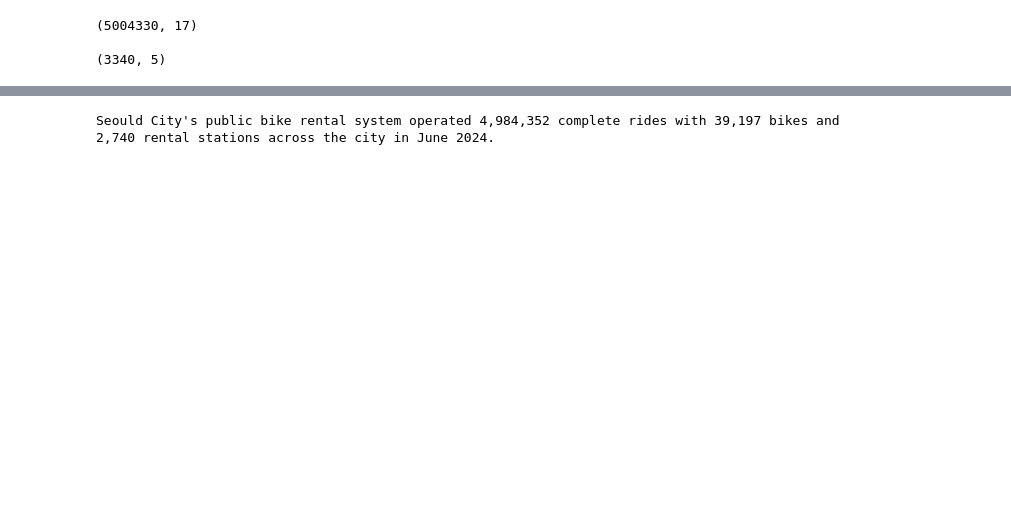
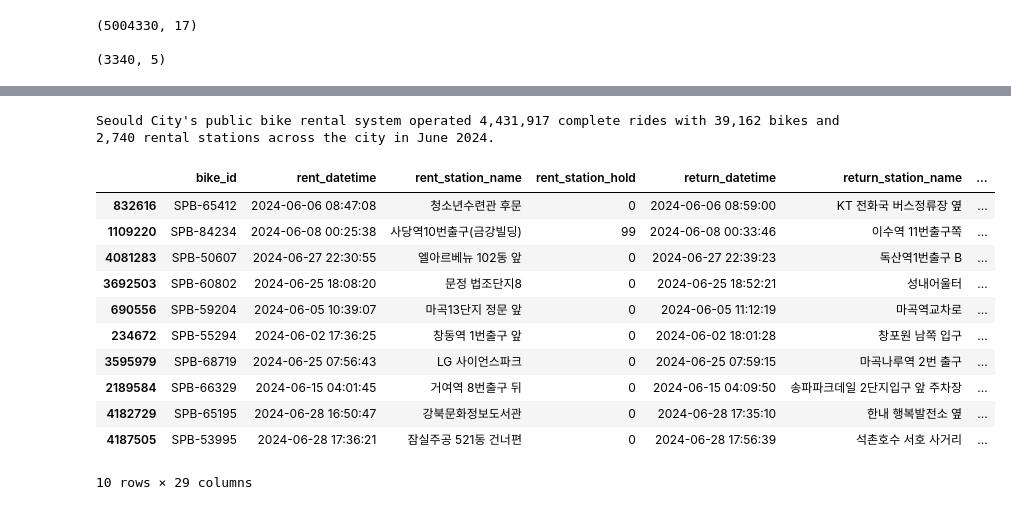
Before and after one commit to taehan1024/seoul-bike-rental, a Jupyter notebook: 0. data_preparation.ipynb, the cells around one changed output, grey strips where cells are left out. Drawn from its saved outputs; the diff is of its cells as text; code cells hidden in the pictures; blank space fills up the shorter version.

```diff
--- a/0. data_preparation.ipynb
+++ b/0. data_preparation.ipynb
@@ -125,7 +196,26 @@ Name: return_station_latitude, dtype: int64
+# %%
+# Limit use_minutes by maximum of 300 minutes, 30km
+bike_dat = bike_dat[bike_dat['use_minutes']<300]
+bike_dat = bike_dat[bike_dat['use_meters']<30000]
+# %%
+# Re-assign numeric identifiers for rental stations from 0 to N
+bike_dat = bike_dat.drop(['rent_station_number', 'return_station_number'], axis=1)
+
+station_number = np.concatenate([bike_dat['rent_station_id'].drop_duplicates(), bike_dat['return_station_id'].drop_duplicates()])
+station_number = pd.Series(station_number).drop_duplicates().astype('category')
+station_number = pd.DataFrame({'station_id': station_number, 'station_number': station_number.cat.codes})
+
+bike_dat = bike_dat.merge(station_number.rename(columns={'station_id': 'rent_station_id', 'station_number': 'rent_station_number'}), how = 'left', on = 'rent_station_id')
+bike_dat = bike_dat.merge(station_number.rename(columns={'station_id': 'return_station_id', 'station_number': 'return_station_number'}), how = 'left', on = 'return_station_id')
+
+# Assert that station numbers and IDs are uniquely matched
+station_list = pd.concat([
+    bike_dat[['rent_station_number', 'rent_station_id']].rename(columns={'rent_station_number': 'station_number','rent_station_id' : 'station_id'}),
+    bike_dat[['return_station_number', 'return_station_id']].rename(columns={'return_station_number': 'station_number','return_station_id' : 'station_id'})], ignore_index=True).drop_duplicates()
+
+assert all(station_list['station_number'].value_counts() == 1)
+assert all(station_list['station_id'].value_counts() == 1)
 # %%
-# Remove those with missing return information - not returned or software errors
-bike_dat = bike_dat[bike_dat['return_station_id'].isnull() == False]
-
 # Calculate numbers of unique bikes and rental stations
 unique_stations = np.concatenate([bike_dat['rent_station_id'].drop_duplicates(), bike_dat['return_station_id'].drop_duplicates()])
 unique_stations = np.unique(unique_stations)
@@ -137,7 +227,22 @@ num_rides = len(bike_dat)
 
 print(f"Seould City's public bike rental system operated {num_rides:,} complete rides with {num_unique_bikes:,} bikes and {num_unique_stations:,} rental stations across the city in June 2024.")
 # %% [output]
-Seould City's public bike rental system operated 4,984,352 complete rides with 39,197 bikes and 2,740 rental stations across the city in June 2024.
+Seould City's public bike rental system operated 4,431,917 complete rides with 39,162 bikes and 2,740 rental stations across the city in June 2024.
+# %%
+bike_dat.sample(n=10, random_state=2024)
+# %% [output]
+|  | bike_id | rent_datetime | rent_station_name | rent_station_hold | return_datetime | return_station_name | ... |
+| 832616 | SPB-65412 | 2024-06-06 08:47:08 | 청소년수련관 후문 | 0 | 2024-06-06 08:59:00 | KT 전화국 버스정류장 옆 | ... |
+| 1109220 | SPB-84234 | 2024-06-08 00:25:38 | 사당역10번출구(금강빌딩) | 99 | 2024-06-08 00:33:46 | 이수역 11번출구쪽 | ... |
+| 4081283 | SPB-50607 | 2024-06-27 22:30:55 | 엘아르베뉴 102동 앞 | 0 | 2024-06-27 22:39:23 | 독산역1번출구 B | ... |
+| 3692503 | SPB-60802 | 2024-06-25 18:08:20 | 문정 법조단지8 | 0 | 2024-06-25 18:52:21 | 성내어울터 | ... |
+| 690556 | SPB-59204 | 2024-06-05 10:39:07 | 마곡13단지 정문 앞 | 0 | 2024-06-05 11:12:19 | 마곡역교차로 | ... |
+| 234672 | SPB-55294 | 2024-06-02 17:36:25 | 창동역 1번출구 앞 | 0 | 2024-06-02 18:01:28 | 창포원 남쪽 입구 | ... |
+| 3595979 | SPB-68719 | 2024-06-25 07:56:43 | LG 사이언스파크 | 0 | 2024-06-25 07:59:15 | 마곡나루역 2번 출구 | ... |
+| 2189584 | SPB-66329 | 2024-06-15 04:01:45 | 거여역 8번출구 뒤 | 0 | 2024-06-15 04:09:50 | 송파파크데일 2단지입구 앞 주차장 | ... |
+| 4182729 | SPB-65195 | 2024-06-28 16:50:47 | 강북문화정보도서관 | 0 | 2024-06-28 17:35:10 | 한내 행복발전소 옆 | ... |
+| 4187505 | SPB-53995 | 2024-06-28 17:36:21 | 잠실주공 521동 건너편 | 0 | 2024-06-28 17:56:39 | 석촌호수 서호 사거리 | ... |
+10 rows × 29 columns
 # %%
 # Export and save processed bike rental data to a CSV file
 bike_dat.to_csv('seoul_bike_rental_data_processed_2406.csv', index=False, encoding="cp949")
```
Also changed, not shown: parts of 10 cells of this notebook, 7 other files.
